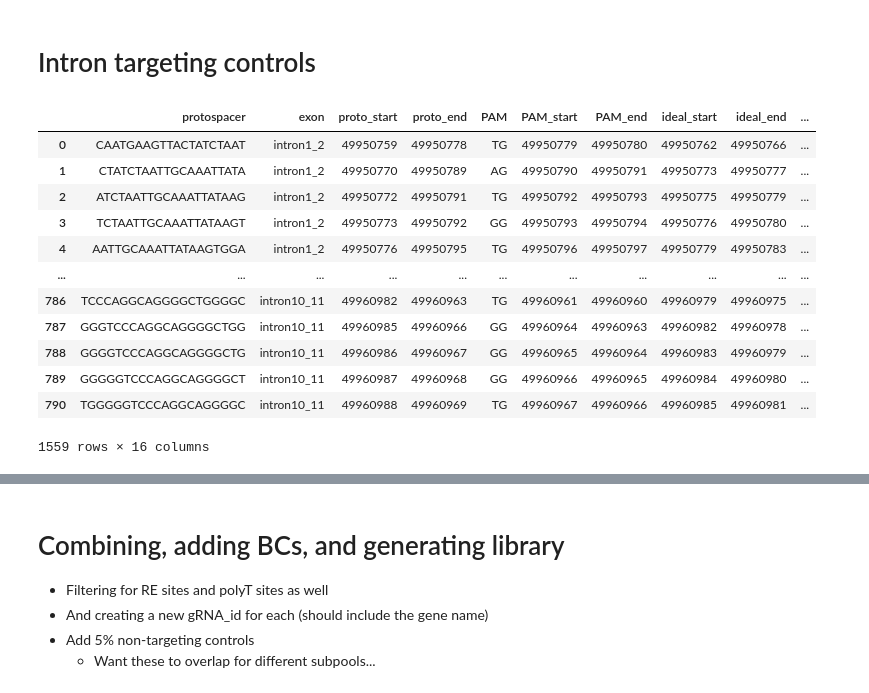
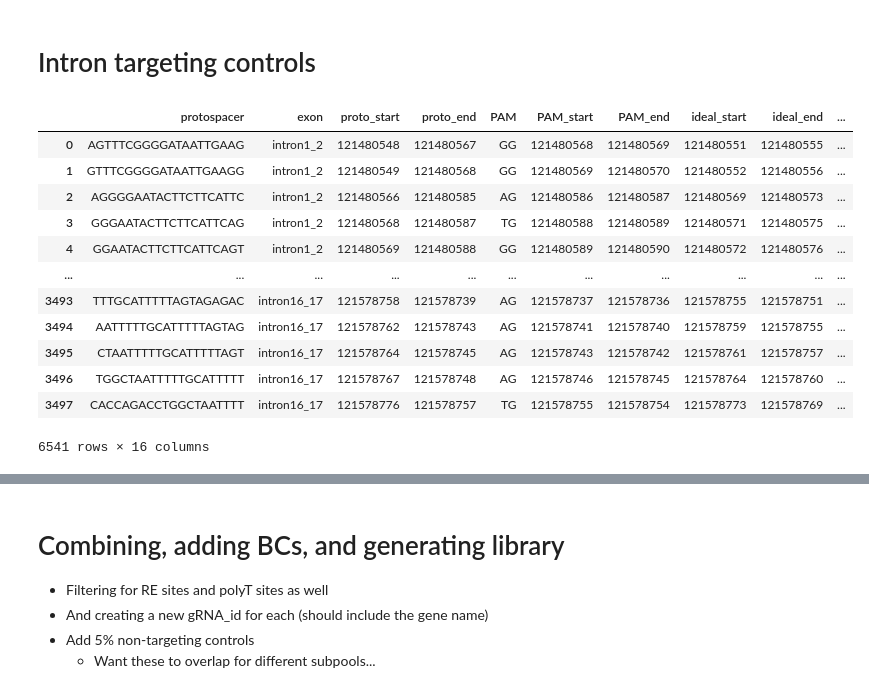
Before and after one commit to samgould2/FGFR2-BE-tiling, a Jupyter notebook: expanded_mutagenesis.ipynb, the cells around one changed output, grey strips where cells are left out. Cells and saved outputs as stored; diff of their text form; code cells hidden in the pictures.

```diff
--- a/expanded_mutagenesis.ipynb
+++ b/expanded_mutagenesis.ipynb
@@ -1114,7 +1118,7 @@ def mutagenize_intron(tx, chrom_dict):
 # %%
 intron_holder = []
 gene_list = []
-for i, val in siglec_11.iterrows():
+for i, val in fgfr2_3b.iterrows():
 #for tx in list(cdks['Transcript ID']):
     tx = val['Transcript ID']
     gene = val['Gene']
@@ -1124,18 +1128,18 @@ for i, val in siglec_11.iterrows():
     intron_holder.append(out)
 # %%
 intron_dict = dict(zip(gene_list, intron_holder))
-intron_dict['Siglec-11']
+intron_dict['FGFR2-IIIb']
 # %% [output]
 |  | protospacer | exon | proto_start | proto_end | PAM | PAM_start | PAM_end | ideal_start | ideal_end | ... |
-| 0 | CAATGAAGTTACTATCTAAT | intron1_2 | 49950759 | 49950778 | TG | 49950779 | 49950780 | 49950762 | 49950766 | ... |
-| 1 | CTATCTAATTGCAAATTATA | intron1_2 | 49950770 | 49950789 | AG | 49950790 | 49950791 | 49950773 | 49950777 | ... |
-| 2 | ATCTAATTGCAAATTATAAG | intron1_2 | 49950772 | 49950791 | TG | 49950792 | 49950793 | 49950775 | 49950779 | ... |
-| 3 | TCTAATTGCAAATTATAAGT | intron1_2 | 49950773 | 49950792 | GG | 49950793 | 49950794 | 49950776 | 49950780 | ... |
-| 4 | AATTGCAAATTATAAGTGGA | intron1_2 | 49950776 | 49950795 | TG | 49950796 | 49950797 | 49950779 | 49950783 | ... |
+| 0 | AGTTTCGGGGATAATTGAAG | intron1_2 | 121480548 | 121480567 | GG | 121480568 | 121480569 | 121480551 | 121480555 | ... |
+| 1 | GTTTCGGGGATAATTGAAGG | intron1_2 | 121480549 | 121480568 | GG | 121480569 | 121480570 | 121480552 | 121480556 | ... |
+| 2 | AGGGGAATACTTCTTCATTC | intron1_2 | 121480566 | 121480585 | AG | 121480586 | 121480587 | 121480569 | 121480573 | ... |
+| 3 | GGGAATACTTCTTCATTCAG | intron1_2 | 121480568 | 121480587 | TG | 121480588 | 121480589 | 121480571 | 121480575 | ... |
+| 4 | GGAATACTTCTTCATTCAGT | intron1_2 | 121480569 | 121480588 | GG | 121480589 | 121480590 | 121480572 | 121480576 | ... |
 | ... | ... | ... | ... | ... | ... | ... | ... | ... | ... | ... |
-| 786 | TCCCAGGCAGGGGCTGGGGC | intron10_11 | 49960982 | 49960963 | TG | 49960961 | 49960960 | 49960979 | 49960975 | ... |
-| 787 | GGGTCCCAGGCAGGGGCTGG | intron10_11 | 49960985 | 49960966 | GG | 49960964 | 49960963 | 49960982 | 49960978 | ... |
-| 788 | GGGGTCCCAGGCAGGGGCTG | intron10_11 | 49960986 | 49960967 | GG | 49960965 | 49960964 | 49960983 | 49960979 | ... |
-| 789 | GGGGGTCCCAGGCAGGGGCT | intron10_11 | 49960987 | 49960968 | GG | 49960966 | 49960965 | 49960984 | 49960980 | ... |
-| 790 | TGGGGGTCCCAGGCAGGGGC | intron10_11 | 49960988 | 49960969 | TG | 49960967 | 49960966 | 49960985 | 49960981 | ... |
+| 3493 | TTTGCATTTTTAGTAGAGAC | intron16_17 | 121578758 | 121578739 | AG | 121578737 | 121578736 | 121578755 | 121578751 | ... |
+| 3494 | AATTTTTGCATTTTTAGTAG | intron16_17 | 121578762 | 121578743 | AG | 121578741 | 121578740 | 121578759 | 121578755 | ... |
+| 3495 | CTAATTTTTGCATTTTTAGT | intron16_17 | 121578764 | 121578745 | AG | 121578743 | 121578742 | 121578761 | 121578757 | ... |
+| 3496 | TGGCTAATTTTTGCATTTTT | intron16_17 | 121578767 | 121578748 | AG | 121578746 | 121578745 | 121578764 | 121578760 | ... |
+| 3497 | CACCAGACCTGGCTAATTTT | intron16_17 | 121578776 | 121578757 | TG | 121578755 | 121578754 | 121578773 | 121578769 | ... |
-1559 rows × 16 columns
+6541 rows × 16 columns
```
Also changed, not shown: parts of 18 cells of this notebook, 23 other files.
